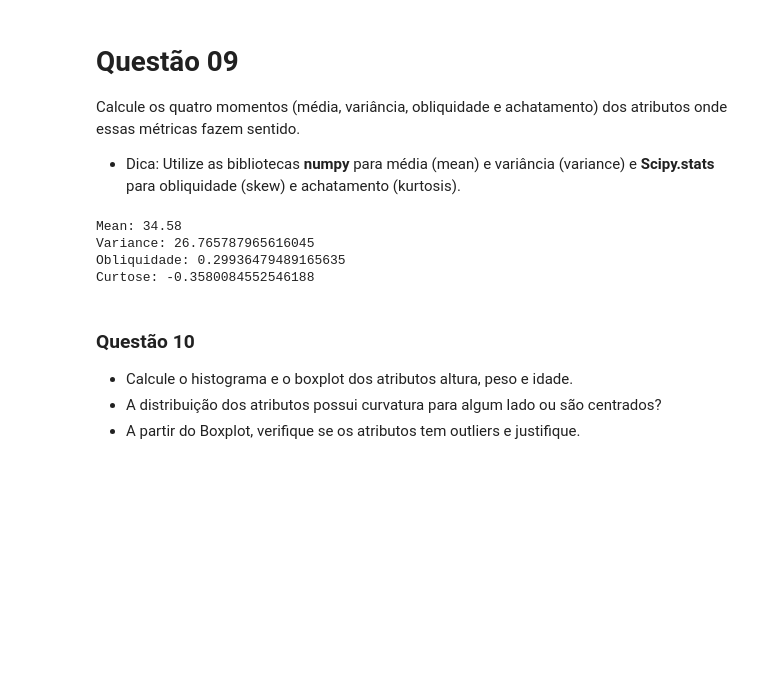
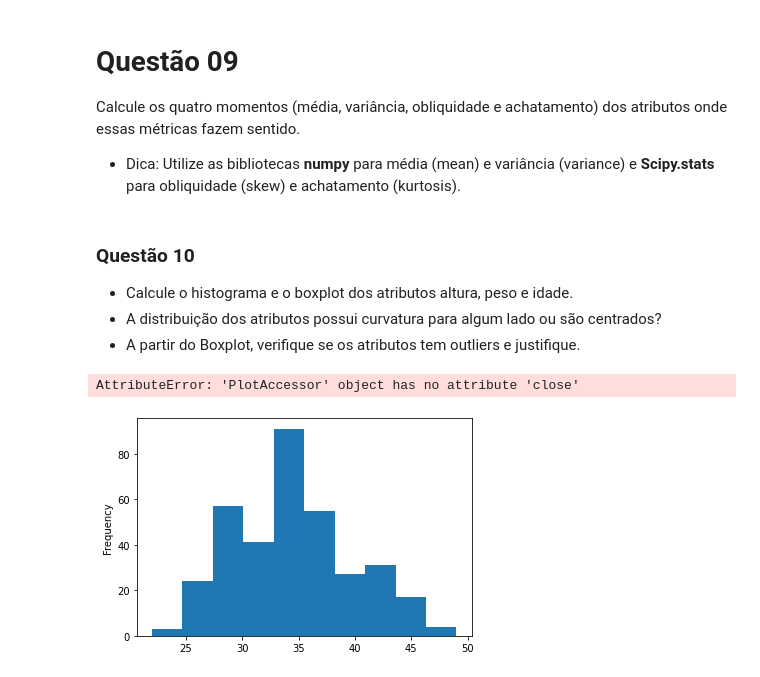
Before and after one commit to Teitei011/Ciencias-de-Dados, a Jupyter notebook: Exercício 2/Ex2.ipynb, the cells around one changed output. Drawn from its saved outputs; the diff is of its cells as text; code cells hidden in the pictures; blank space fills up the shorter version.

```diff
--- a/Exercício 2/Ex2.ipynb
+++ b/Exercício 2/Ex2.ipynb
@@ -157,6 +157,11 @@ Verifique se suas hipóteses são verdadeiras
 # print(f"Variance: { df.height.var()}")
 # print(f"Obliquidade: { df.height.skew()}")
 # print(f"Curtose: { df.height.kurtosis()}")
+# A biblioteca calendar ou a datetime podem te ajudar
+def calc_idade(df):
+    birthday = pd.to_datetime(df.birthday)
+    df['age'] =   datetime.now().year - birthday.dt.year
+    return df
 
 
 
@@ -266,11 +265,6 @@ def quatro_momentos(df, nome_attr):
     print(f"Curtose: { df[nome_attr].kurtosis()}")
 
 quatro_momentos(df, "age")
-# %% [output]
-Mean: 34.58
-Variance: 26.765787965616045
-Obliquidade: 0.29936479489165635
-Curtose: -0.3580084552546188
 # %% [markdown]
 ### Questão 10
 
@@ -280,11 +274,14 @@ Curtose: -0.3580084552546188
 # %%
 def hist(df, nome_attr): # Não precisa fazer a função? Somente usar a que já vem pronta
                          # Verificar o método de boxplot do pandas
     df[nome_attr].plot.hist()
 
 # hist(df, "height")
 # hist(df, "weight")
-# hist(df, "age")
+hist(df, "age")
+# %% [output]
+AttributeError: 'PlotAccessor' object has no attribute 'close'
+[figure, added]
 # %%
 def boxplot(df, nome_attr):
     df.boxplot(by=nome_attr)
```
Also changed, not shown: parts of 3 cells of this notebook.
